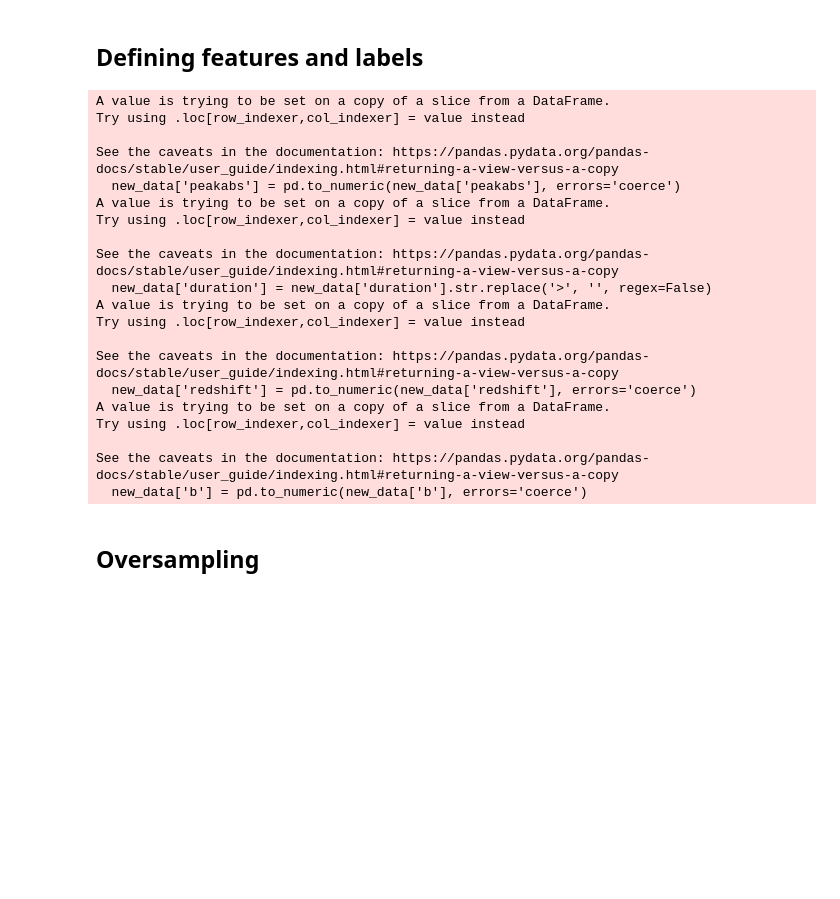
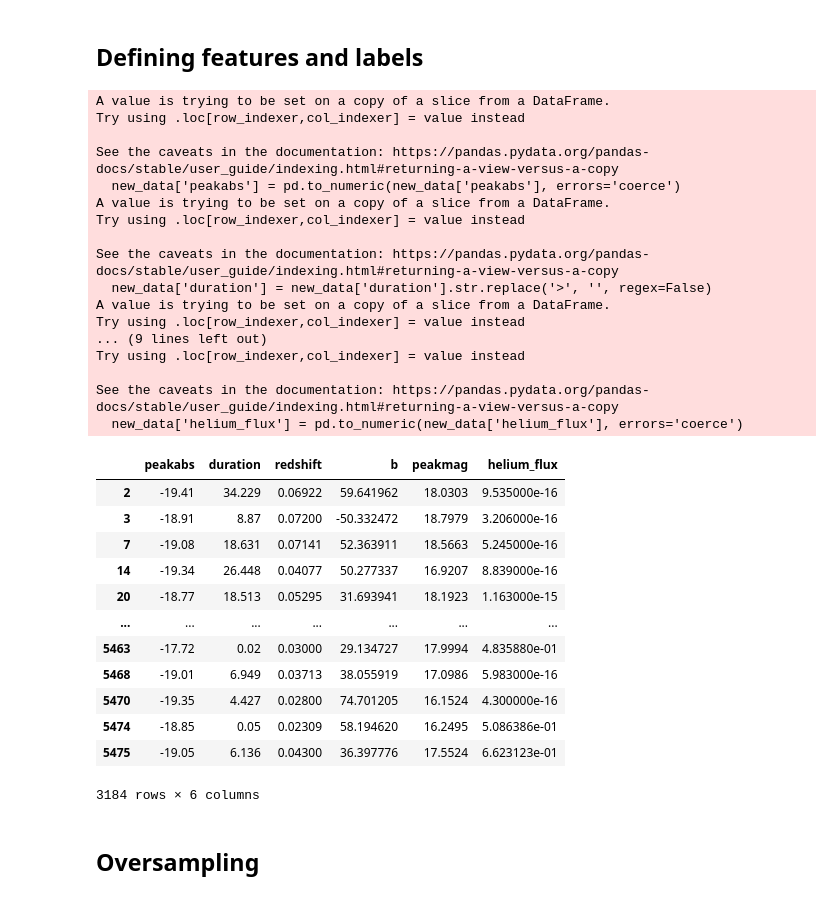
Before and after one commit to abbystokes/AST8581_FinalProject, a Jupyter notebook: Final_Project.ipynb, the cells around one changed output. Drawn from its saved outputs; the diff is of its cells as text; code cells hidden in the pictures; blank space fills up the shorter version.

```diff
--- a/Final_Project.ipynb
+++ b/Final_Project.ipynb
@@ -232,9 +293,12 @@ df_binary = df_merged[(df_merged['new_type'] == 'SN Ia') | (df_merged['new_type'
 # Currently not including the wavelength / flux, but we will see later
 
 features = ['peakabs','duration','redshift','b','peakmag']
+features2 = ['peakabs','duration','redshift','b','peakmag','helium_flux']
+
+
 label = 'new_type'
 
-features_label = ['peakabs','duration','redshift','b','peakmag','new_type']
+features_label = ['peakabs','duration','redshift','b','peakmag','helium_flux','new_type']
 
 
 new_data = df_binary[features_label]
@@ -242,11 +306,14 @@ new_data['peakabs'] = pd.to_numeric(new_data['peakabs'], errors='coerce')
 new_data['duration'] = new_data['duration'].str.replace('>', '', regex=False)
 new_data['redshift'] = pd.to_numeric(new_data['redshift'], errors='coerce')
 new_data['b'] = pd.to_numeric(new_data['b'], errors='coerce')
+new_data['helium_flux'] = pd.to_numeric(new_data['helium_flux'], errors='coerce')
 
 new_data = new_data.dropna()
 
 X = new_data[features]
 y = new_data[label]
+
+X2 = new_data[features2]
 # %% [output]
 A value is trying to be set on a copy of a slice from a DataFrame.
 Try using .loc[row_indexer,col_indexer] = value instead
@@ -260,14 +327,27 @@ See the caveats in the documentation: https://pandas.pydata.org/pandas-docs/stab
   new_data['duration'] = new_data['duration'].str.replace('>', '', regex=False)
 A value is trying to be set on a copy of a slice from a DataFrame.
 Try using .loc[row_indexer,col_indexer] = value instead
-
-See the caveats in the documentation: https://pandas.pydata.org/pandas-docs/stable/user_guide/indexing.html#returning-a-view-versus-a-copy
-  new_data['redshift'] = pd.to_numeric(new_data['redshift'], errors='coerce')
-A value is trying to be set on a copy of a slice from a DataFrame.
+... (9 lines left out)
 Try using .loc[row_indexer,col_indexer] = value instead
 
 See the caveats in the documentation: https://pandas.pydata.org/pandas-docs/stable/user_guide/indexing.html#returning-a-view-versus-a-copy
-  new_data['b'] = pd.to_numeric(new_data['b'], errors='coerce')
+  new_data['helium_flux'] = pd.to_numeric(new_data['helium_flux'], errors='coerce')
+# %%
+X2
+# %% [output]
+|  | peakabs | duration | redshift | b | peakmag | helium_flux |
+| 2 | -19.41 | 34.229 | 0.06922 | 59.641962 | 18.0303 | 9.535000e-16 |
+| 3 | -18.91 | 8.87 | 0.07200 | -50.332472 | 18.7979 | 3.206000e-16 |
+| 7 | -19.08 | 18.631 | 0.07141 | 52.363911 | 18.5663 | 5.245000e-16 |
+| 14 | -19.34 | 26.448 | 0.04077 | 50.277337 | 16.9207 | 8.839000e-16 |
+| 20 | -18.77 | 18.513 | 0.05295 | 31.693941 | 18.1923 | 1.163000e-15 |
+| ... | ... | ... | ... | ... | ... | ... |
+| 5463 | -17.72 | 0.02 | 0.03000 | 29.134727 | 17.9994 | 4.835880e-01 |
+| 5468 | -19.01 | 6.949 | 0.03713 | 38.055919 | 17.0986 | 5.983000e-16 |
+| 5470 | -19.35 | 4.427 | 0.02800 | 74.701205 | 16.1524 | 4.300000e-16 |
+| 5474 | -18.85 | 0.05 | 0.02309 | 58.194620 | 16.2495 | 5.086386e-01 |
+| 5475 | -19.05 | 6.136 | 0.04300 | 36.397776 | 17.5524 | 6.623123e-01 |
+3184 rows × 6 columns
 # %% [markdown]
 ## Oversampling
 # %%
```
Also changed, not shown: parts of 11 cells of this notebook.
